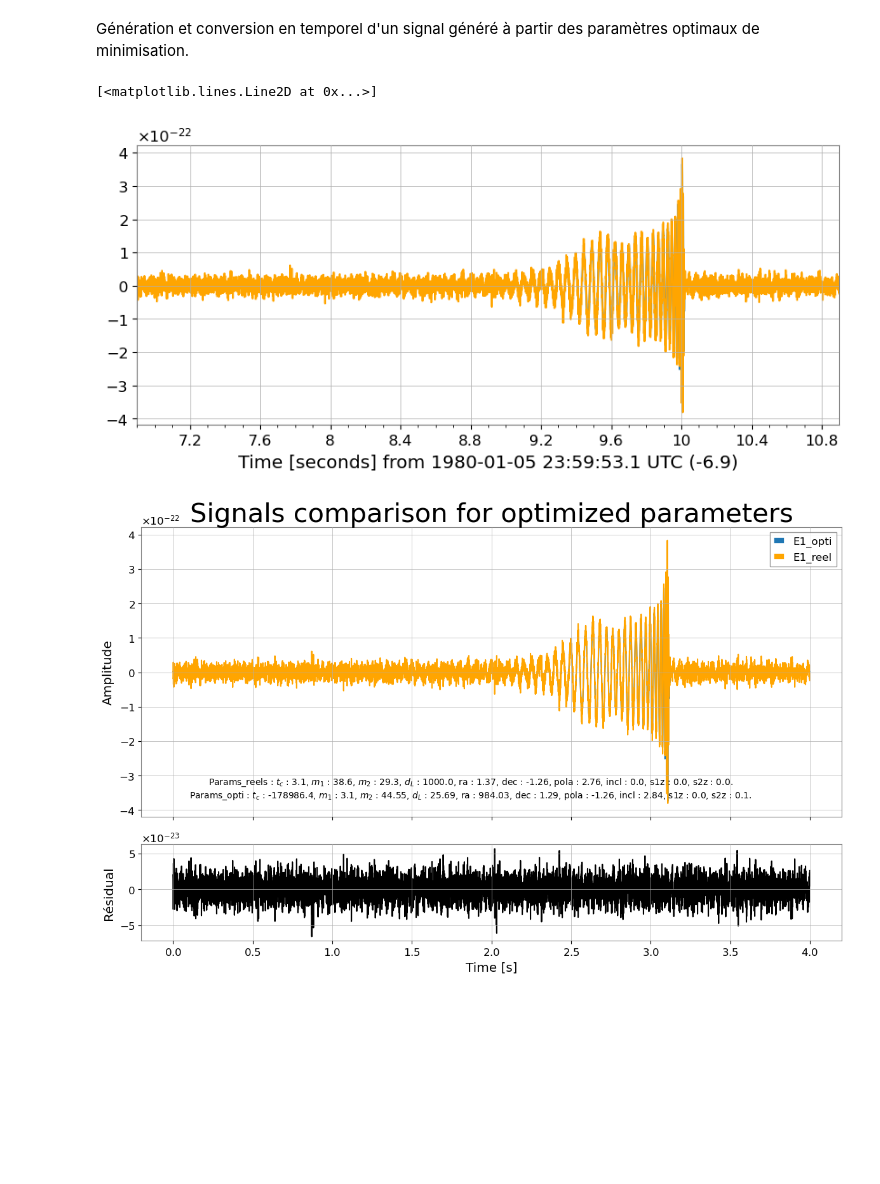
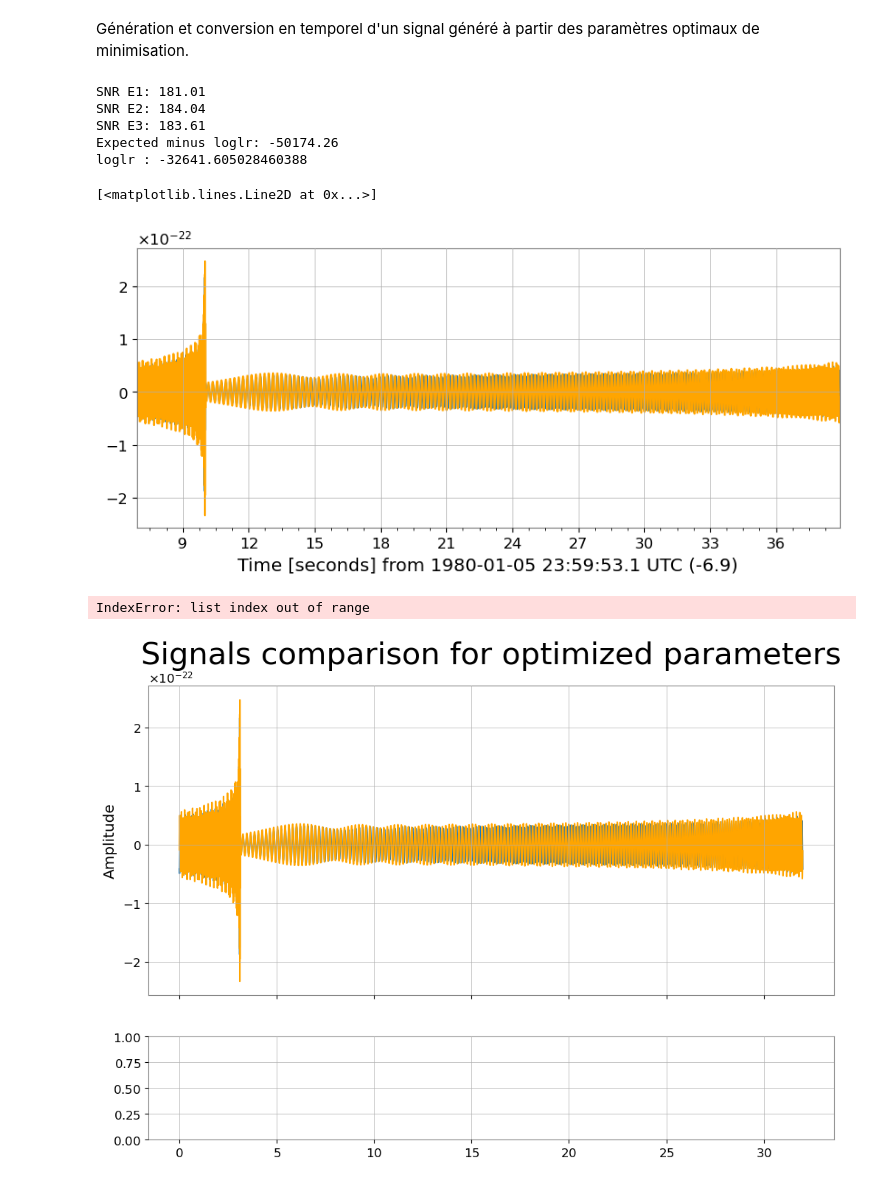
Before and after one commit to Glorieux-Victor/Internship_Victor_CBC_ET, a Jupyter notebook: signaux_comparaison.ipynb, the cells around one changed output. Saved outputs shown, nothing was run; the diff lists cells and outputs as text; code cells hidden in the pictures; blank space fills up the shorter version.

```diff
--- a/signaux_comparaison.ipynb
+++ b/signaux_comparaison.ipynb
@@ -14,10 +14,8 @@ import generation_signal
 ### Génération du signal
 Paramètre du signal initial que l'on génère :
 # %%
-seglen = 4
 sample_rate = 2048
-fmin = 20.
-# Paramètres d'un signal de CBC (16 en tout)
+fmin = 5.
 cbc_params = {
             # Paramètres intrinsèques à la source
             'mass1': 38.6,
@@ -25,14 +23,11 @@ cbc_params = {
             'spin1x': 0., 'spin2x': 0.,  'spin1y': 0., 'spin2y': 0.,  'spin1z': 0., 'spin2z': 0.,
             'eccentricity': 0,
             # Paramètres extrinsèques
-            'ra': 1.37, 'dec': -1.26, 'distance': 1000,
+            'ra': 1.37, 'dec': -1.26, 'distance': 1500,
             'polarization': 2.76, 'inclination': 0,
             'tc': 3.1 , 'coa_phase': 0}
 
-approximant='IMRPhenomD'
+para_reels = [3.1, 38.6, 29.3, 1500, 1.37, -1.26, 2.76, 0, 0, 0]
 
-para_reels = np.array([cbc_params['tc'],cbc_params['mass1'], cbc_params['mass2'],cbc_params['distance'],
-                       cbc_params['ra'], cbc_params['dec'],cbc_params['polarization'],
-                       cbc_params['inclination'],cbc_params['spin1z'],cbc_params['spin2z']])
-
-signal = generation_signal.Signal_GW(seglen,sample_rate,fmin,cbc_params,approximant)
+model, log_noise_likelihood_from_SNR, signal_noise = generation_signal.generation_signal_GW(cbc_params,sample_rate,
+                                                                              fmin,noise=False,print_snr=True)
@@ -59,2 +39,0 @@ model_normal, signal_normal = signal.signal_simple(signalGW_ET)
-# %%
-model_noise, signal_noise = signal.signal_noise(signalGW_ET)
@@ -115,6 +67,14 @@ TSE3_reel = signal_noise['E3'].to_timeseries()
 Génération et conversion en temporel d'un signal généré à partir des paramètres optimaux de minimisation.
 # %%
 # Paramètres d'un signal de CBC (16 en tout)
+mchirp_true = 2.92471276e+01
+q_true = 2.19225229e+00
+
+para_opti = [ 3.08704938e+00,  mass1_from_mchirp_q(mchirp_true, q_true),  mass2_from_mchirp_q(mchirp_true, q_true),
+               2.46716329e+03, 5.97866358e+00, -6.84245280e-01,  1.35467889e+00,  1.49791276e-02,
+             -4.25616392e-02,  4.94675954e-01]
+
+
 cbc_params_opti = {
               # Paramètres intrinsèques à la source
               'mass1': para_opti[1],
@@ -126,8 +86,9 @@ cbc_params_opti = {
               'polarization': para_opti[6], 'inclination': para_opti[7],
               'tc': para_opti[0] , 'coa_phase': 0}
 
-signal_opti = generation_signal.Signal_GW(seglen,sample_rate,fmin,cbc_params_opti,approximant)
-signalGW_ET_opti = signal.signal_ET()
+model_opti, log_noise_likelihood_from_SNR_opti, signalGW_ET_opti = generation_signal.generation_signal_GW(cbc_params_opti,sample_rate,
+                                                                              fmin,noise=False,print_snr=True)
+
 
 TSE1_opti = signalGW_ET_opti['E1'].to_timeseries()
 TSE2_opti = signalGW_ET_opti['E2'].to_timeseries()
@@ -140,40 +101,49 @@ TSE1_opti_time = signalGW_ET_opti['E1'].to_timeseries()
 
 fig, ax = plt.subplots(figsize=(10,4))
 ax.plot(TSE1_opti_time.get_sample_times(),TSE1_opti_time)
-ax.set_xscale('seconds', epoch=(signal.tc-10))
+ax.set_xscale('seconds', epoch=(para_reels[0]-10))
 ax.plot(TSE1_reel.get_sample_times(),TSE1_reel, label='E1', color='orange')
 # %% [output]
-[<matplotlib.lines.Line2D at 0x...>]
+SNR E1: 181.01
+SNR E2: 184.04
+SNR E3: 183.61
+Expected minus loglr: -50174.26
+loglr : -32641.605028460388
+[<matplotlib.lines.Line2D at 0x...>]
-[figure, old version]
+[figure, new version]
 # %%
 # Calcul de la différence
 residual = TSE1_opti - TSE1_reel
 
+para_opti = [0, 3.08704938e+00,  mass1_from_mchirp_q(mchirp_true, q_true),  mass2_from_mchirp_q(mchirp_true, q_true),
+               2.46716329e+03, 5.97866358e+00, -6.84245280e-01,  1.35467889e+00,  1.49791276e-02,
+             -4.25616392e-02,  4.94675954e-01]
 
 # Création des subplots : 2 lignes, 1 colonne, partagent l'axe X
 fig, (ax1, ax2) = plt.subplots(2, 1, figsize=(12, 8), sharex=True, gridspec_kw={'height_ratios': [3, 1]})
 
 # Tracer les deux signaux dans le premier axe
 ax1.plot(TSE1_opti_time.get_sample_times(),TSE1_opti_time,label='E1_opti')
 ax1.plot(TSE1_reel.get_sample_times(),TSE1_reel, color='orange',label='E1_reel')
 ax1.set_title('Signals comparison for optimized parameters', fontsize = 30)
 ax1.set_ylabel('Amplitude')
 ax1.text(0.6, 0.8, r'Params_opti : $t_c$ : {}, $m_1$ : {}, $m_2$ : {}, $d_L$ : {}, ra : {}, dec : {}, pola : {}, incl : {}, s1z : {}, s2z : {}.'.format(round(para_opti[1],2),
      round(para_opti[2],2), round(para_opti[3],2), round(para_opti[4],2), round(para_opti[5],2),round(para_opti[6],2), round(para_opti[7],2),round(para_opti[8],2),
      round(para_opti[9],2),round(para_opti[10],2)), horizontalalignment='center',
      verticalalignment='center', transform=ax.transAxes,fontsize=10)
 ax1.text(0.6, 0.87, r'Params_reels : $t_c$ : {}, $m_1$ : {}, $m_2$ : {}, $d_L$ : {}, ra : {}, dec : {}, pola : {}, incl : {}, s1z : {}, s2z : {}.'.format(para_reels[0],
      para_reels[1], para_reels[2], para_reels[3], para_reels[4], para_reels[5], para_reels[6], para_reels[7], para_reels[8], para_reels[9]), horizontalalignment='center',
      verticalalignment='center', transform=ax.transAxes,fontsize=10)
 ax1.legend()
 
 # Tracer la différence dans le second axe
 ax2.plot(residual.get_sample_times(), residual, color='black')
 ax2.set_ylabel('Résidual')
 ax2.set_xlabel('Time [s]')
 
 
 plt.tight_layout()
 plt.savefig("Full_loc_minim_L1_Comparaison_signal")
 # %% [output]
+IndexError: list index out of range
-[figure, old version]
+[figure, new version]
```
Also changed, not shown: parts of 10 cells of this notebook, 27 other files.
